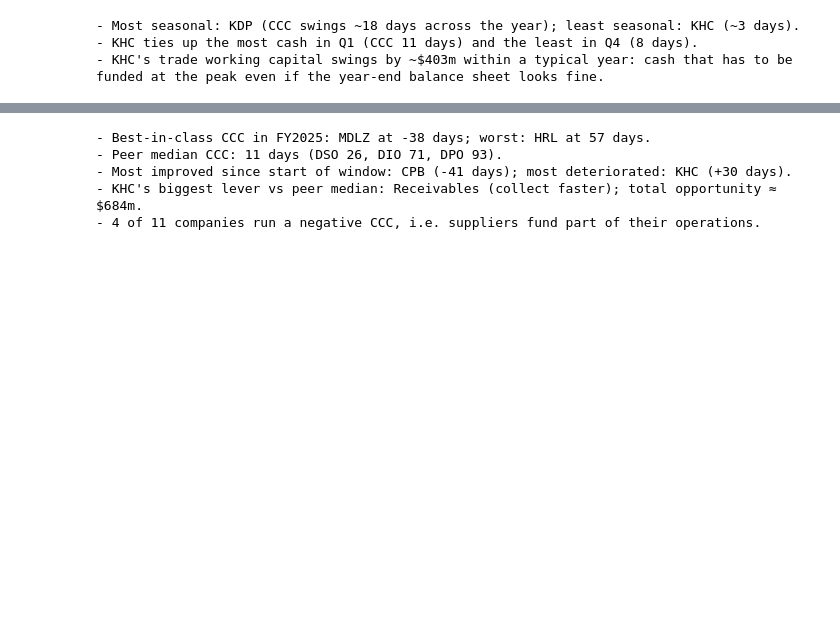
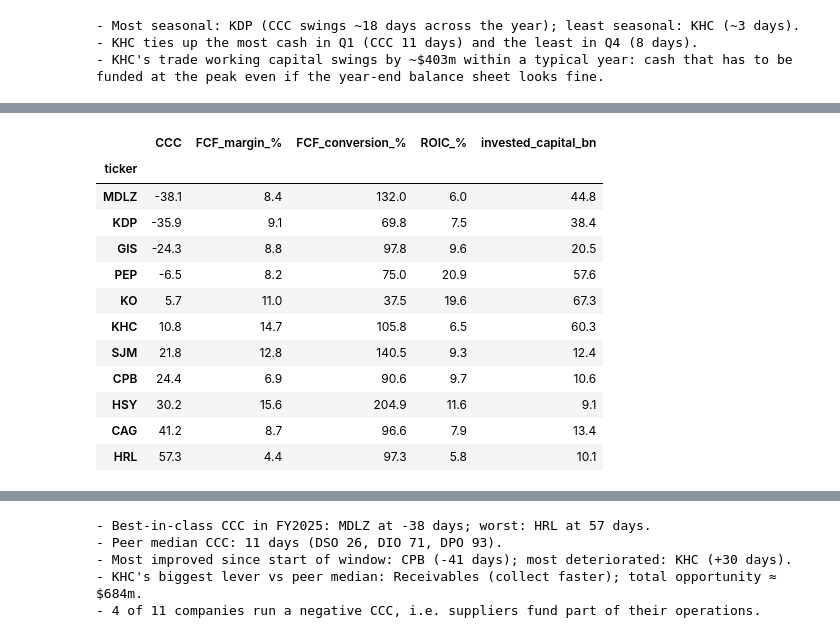
Before and after one commit to riyagupta2455/working-capital-benchmark, a Jupyter notebook: working_capital_benchmark.ipynb, the cells around one changed output, grey strips where cells are left out. Cells and saved outputs as stored; diff of their text form; code cells hidden in the pictures; blank space fills up the shorter version.

```diff
--- a/working_capital_benchmark.ipynb
+++ b/working_capital_benchmark.ipynb
@@ -690,0 +703,67 @@ if TARGET in wc_swing.index:
+# %%
+# 8a. Pull cash-flow, income and capital data (same 10-K source, same fiscal years)
+RET_TAGS = {
+    "ocf":         ["NetCashProvidedByUsedInOperatingActivities", "NetCashProvidedByUsedInOperatingActivitiesContinuingOperations"],
+    "capex":       ["PaymentsToAcquirePropertyPlantAndEquipment", "PaymentsToAcquireProductiveAssets"],
+    "net_income":  ["NetIncomeLoss", "ProfitLoss"],
+    "op_income":   ["OperatingIncomeLoss"],
+    "pretax":      ["IncomeLossFromContinuingOperationsBeforeIncomeTaxesExtraordinaryItemsNoncontrollingInterest",
+                    "IncomeLossFromContinuingOperationsBeforeIncomeTaxesMinorityInterestAndIncomeLossFromEquityMethodInvestments"],
+    "tax":         ["IncomeTaxExpenseBenefit"],
+    "equity":      ["StockholdersEquity", "StockholdersEquityIncludingPortionAttributableToNoncontrollingInterest"],
+    "lt_debt":     ["LongTermDebt", "LongTermDebtAndCapitalLeaseObligationsIncludingCurrentMaturities"],
+    "lt_debt_nc":  ["LongTermDebtNoncurrent", "LongTermDebtAndCapitalLeaseObligations"],
+    "lt_debt_cur": ["LongTermDebtCurrent", "LongTermDebtAndCapitalLeaseObligationsCurrent"],
+    "st_debt":     ["ShortTermBorrowings", "CommercialPaper", "OtherShortTermBorrowings"],
+    "cash":        ["CashAndCashEquivalentsAtCarryingValue", "CashCashEquivalentsRestrictedCashAndRestrictedCashEquivalents"],
+    # non-cash write-downs, added back so one-off accounting charges don't swamp the comparison
+    "imp_combined": ["GoodwillAndIntangibleAssetImpairment"],
+    "imp_goodwill": ["GoodwillImpairmentLoss"],
+    "imp_intang":   ["ImpairmentOfIntangibleAssetsIndefinitelivedExcludingGoodwill", "ImpairmentOfIntangibleAssetsExcludingGoodwill"],
+}
+RET_FLOWS = {"ocf", "capex", "net_income", "op_income", "pretax", "tax", "imp_combined", "imp_goodwill", "imp_intang"}
+
+def ranked(cf, tags, flow):
+    vals = {}
+    for tag in tags:
+        for d, v in tag_series(cf, tag, flow).items():
+            vals.setdefault(d, v)
+    return pd.Series(vals, dtype=float)
+
+rrows = []
+for t in m["ticker"].unique():
+    ends = raw.loc[raw["ticker"] == t, "fy_end"].values
+    d = pd.DataFrame({k: ranked(facts[t], tags, k in RET_FLOWS).reindex(ends).values for k, tags in RET_TAGS.items()})
+    d["fy_end"], d["ticker"] = ends, t
+    rrows.append(d)
+rd = pd.concat(rrows, ignore_index=True)
+
+# invested capital = equity + debt - cash
+debt = rd["lt_debt"].fillna(rd["lt_debt_nc"].fillna(0) + rd["lt_debt_cur"].fillna(0)) + rd["st_debt"].fillna(0)
+rd["invested_capital"] = rd["equity"] + debt - rd["cash"].fillna(0)
+rd["impairment"] = rd["imp_combined"].fillna(rd["imp_goodwill"].fillna(0) + rd["imp_intang"].fillna(0))
+pretax_adj = rd["pretax"] + rd["impairment"]
+tax_rate = (rd["tax"] / pretax_adj).where(pretax_adj > 0).clip(0, 0.4).fillna(0.21)   # fallback: US statutory 21%
+rd["nopat"] = (rd["op_income"] + rd["impairment"]) * (1 - tax_rate)                   # operating profit before impairments
+rd["adj_net_income"] = rd["net_income"] + rd["impairment"]
+rd["fcf"] = rd["ocf"] - rd["capex"].fillna(0)
+
+ret = m.merge(rd, on=["ticker", "fy_end"], how="left").sort_values(["ticker", "fy"])
+ret["avg_ic"] = ret.groupby("ticker")["invested_capital"].transform(lambda s: (s + s.shift(1)) / 2)
+ret["ROIC"] = (ret["nopat"] / ret["avg_ic"] * 100).where(ret["avg_ic"] > 0)          # meaningless if capital <= 0
+ret["FCF_conv"] = (ret["fcf"] / ret["adj_net_income"] * 100).where(ret["adj_net_income"] > 0)
+ret["FCF_margin"] = ret["fcf"] / ret["revenue"] * 100
+ret["d_CCC"] = ret.groupby("ticker")["CCC"].diff()
+
+lr = ret[ret["fy"] == LATEST].set_index("ticker")
+tbl = lr[["CCC", "FCF_margin", "FCF_conv", "ROIC"]].assign(invested_capital_bn=lr["invested_capital"] / 1e9)
+tbl = tbl.rename(columns={"FCF_margin": "FCF_margin_%", "FCF_conv": "FCF_conversion_%", "ROIC": "ROIC_%"})
+print(f"Cash flow and returns, FY{LATEST}:")
+display(tbl.sort_values("CCC"))
+missing_ret = tbl[tbl[["FCF_conversion_%", "ROIC_%"]].isna().any(axis=1)].index.tolist()
+imp = lr.loc[lr["impairment"] > 0, "impairment"] / 1e6
+if len(imp):
+    print("Impairments added back in FY%d ($m):" % LATEST, imp.round(0).to_dict())
+if missing_ret:
+    print("Missing or not meaningful (negative income or capital, or an unmapped tag):", missing_ret)
+# %% [output]
@@ -690,0 +771,13 @@ if TARGET in wc_swing.index:
+|  | CCC | FCF_margin_% | FCF_conversion_% | ROIC_% | invested_capital_bn |
+| ticker |  |  |  |  |  |
+| MDLZ | -38.1 | 8.4 | 132.0 | 6.0 | 44.8 |
+| KDP | -35.9 | 9.1 | 69.8 | 7.5 | 38.4 |
+| GIS | -24.3 | 8.8 | 97.8 | 9.6 | 20.5 |
+| PEP | -6.5 | 8.2 | 75.0 | 20.9 | 57.6 |
+| KO | 5.7 | 11.0 | 37.5 | 19.6 | 67.3 |
+| KHC | 10.8 | 14.7 | 105.8 | 6.5 | 60.3 |
+| SJM | 21.8 | 12.8 | 140.5 | 9.3 | 12.4 |
+| CPB | 24.4 | 6.9 | 90.6 | 9.7 | 10.6 |
+| HSY | 30.2 | 15.6 | 204.9 | 11.6 | 9.1 |
+| CAG | 41.2 | 8.7 | 96.6 | 7.9 | 13.4 |
+| HRL | 57.3 | 4.4 | 97.3 | 5.8 | 10.1 |
```
Also changed, not shown: parts of 8 cells of this notebook.
